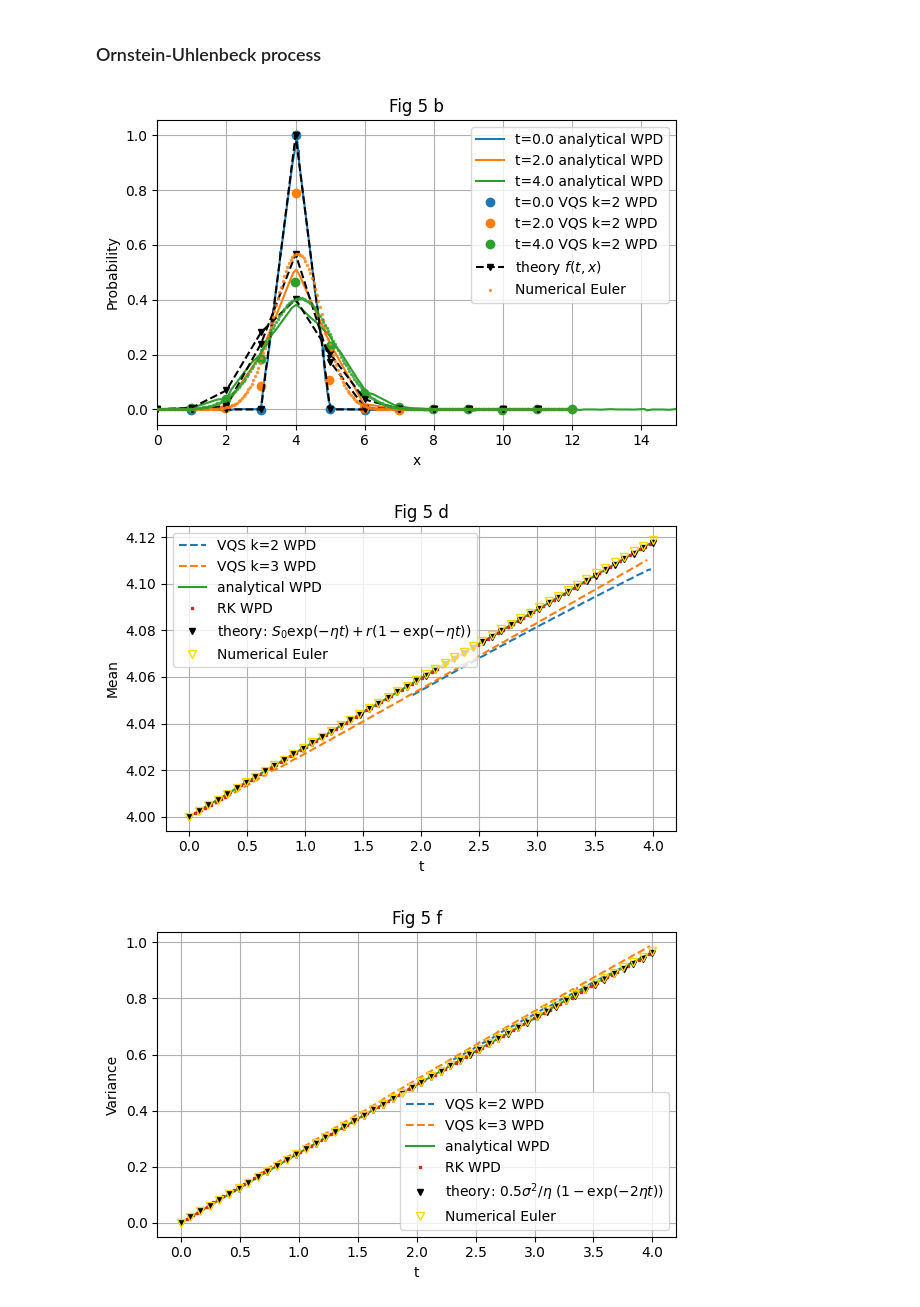
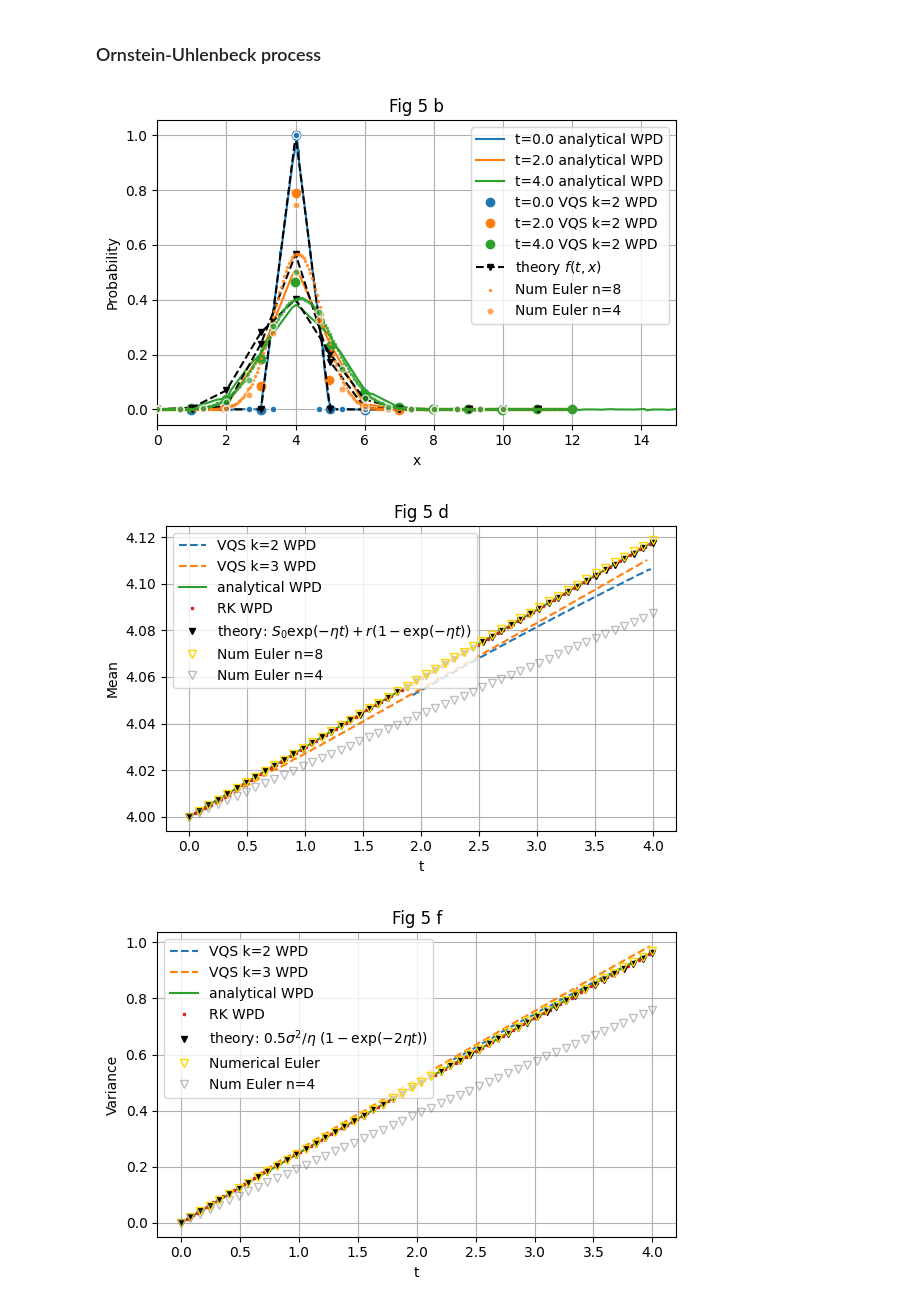
Before and after one commit to RePlasma/PhysRevA.103.052425, a Jupyter notebook: PhysRevA.103.052425.ipynb, the cells around one changed output. Cells and saved outputs as stored; diff of their text form; code cells hidden in the pictures.

Commit message:
add Euler n=4 classical solver

```diff
--- a/PhysRevA.103.052425.ipynb
+++ b/PhysRevA.103.052425.ipynb
@@ -346,6 +376,8 @@ def Lmatrix17_OUP(r, sigma, eta, nqubits = 4):
             matL[i,i-1] = 0.5*(sigmak(xk)**2/dx**2+muk(xk)/dx) # i=k+1
             matL[i,i] = -(matL[i,i-1]+matL[i,i+1]) # i=k -sigmak(xk)**2/dx**2
     return matL
+
+# Euler n=8
 # grid resolution
 nqubits = 8 # should be >4 for good resolution
 xc = np.linspace(0,12,2**nqubits) # grid
@@ -357,15 +389,38 @@ ft[0,:] = f
 L = Lmatrix17_OUP(r, sigma, eta, nqubits) * dt
 for i in range(1,tdim):
     ft[i,:] = ft[i-1,:] + np.matmul(ft[i-1,:],L)
-    ft[i, ft[i,:]<0 ] = 0
+    #ft[i, ft[i,:]<0 ] = 0
 # plot Numerical Euler
-y = ft[int(tdim/2),:]; plt.plot(xc, y/np.trapz(y, xc), '.', markersize=3, color='tab:orange', zorder=9999, label='Numerical Euler', alpha=0.7)
+y = ft[int(tdim/2),:]; plt.plot(xc, y/np.trapz(y, xc), '.', markersize=3, color='tab:orange', zorder=9999, label='Num Euler n=8', alpha=0.7)
 y = ft[-1,:]; plt.plot(xc, y/np.trapz(y, xc), '.', markersize=3, color='tab:green', zorder=9999, alpha=0.7)
 favg = np.zeros(tdim); fvar = np.zeros(tdim)
 # compute momenta
 for i in range(tdim):
     favg[i] = np.trapz(ft[i,:]*xc, xc)/np.trapz(ft[i,:], xc)
     fvar[i] = np.trapz( ft[i,:]* (xc-favg[i])**2, xc )/np.trapz(ft[i,:], xc)
+
+# Euler n=4
+# grid resolution
+nqubits = 4 # should be >4 for good resolution
+xc4 = np.linspace(0,10,2**nqubits) # grid 10>6,
+fsig = 1e-1; # initial spread (in theory should be exactly 0)
+f4 = xc4*0; f4[6] = 1;
+tmax = 4; tdim = 10000; dt = tmax/tdim # temporal resolution
+ft4 = np.zeros((tdim, len(xc4))) # save all snapshots of f
+ft4[0,:] = f4
+L = Lmatrix17_OUP(r, sigma, eta, nqubits) * dt
+for i in range(1,tdim):
+    ft4[i,:] = ft4[i-1,:] + np.matmul(ft4[i-1,:],L)
+    #ft4[i, ft4[i,:]<0 ] = 0
+# plot Numerical Euler
+plt.plot(xc4, f4, 'o', markersize=5, markeredgecolor='white', color='tab:blue', zorder=9999)
+y4 = ft4[int(tdim/2),:]; plt.plot(xc4, y4/np.trapz(y4, xc4), 'o', markersize=5, markeredgecolor='white', color='tab:orange', zorder=9999, label='Num Euler n=4', alpha=0.7)
+y4 = ft4[-1,:]; plt.plot(xc4, y4/np.trapz(y4, xc4), 'o', markersize=5, markeredgecolor='white', color='tab:green', zorder=9999, alpha=0.7)
+favg4 = np.zeros(tdim); fvar4 = np.zeros(tdim)
+# compute momenta
+for i in range(tdim):
+    favg4[i] = np.trapz(ft4[i,:]*xc4, xc4)/np.trapz(ft4[i,:], xc4)
+    fvar4[i] = np.trapz( ft4[i,:]* (xc4-favg4[i])**2, xc4 )/np.trapz(ft4[i,:], xc4)
 
 plt.xlim([0,15])
 plt.title(r'Fig 5 b')
@@ -377,7 +432,7 @@ plt.tight_layout()
 #plt.savefig('fig5b_dataWPD.pdf', transparent=True)
 plt.show()
 # %% [output]
-[figure, old version]
+[figure, new version]
 # %%
 fig, axes = plt.subplots(nrows=1, ncols=1, figsize=(6,4))
 
@@ -411,7 +466,9 @@ t = np.linspace(0,4)
 plt.plot(t, S0*exp(-eta*t) + r*(1-exp(-eta*t)), 'kv', markersize=4, label=r'theory: $S_0\exp(-\eta t) + r(1-\exp(-\eta t))$')
 
 # numerical integration of L
-plt.plot(np.linspace(0,4,tdim)[0:-1:int(tdim/49)], favg[0:-1:int(tdim/49)], 'v', markersize=6, markerfacecolor='none',  markeredgecolor='gold', zorder=9999, label='Numerical Euler')
+plt.plot(np.linspace(0,4,tdim)[0:-1:int(tdim/49)], favg[0:-1:int(tdim/49)], 'v', markersize=6, markerfacecolor='none',  markeredgecolor='gold', zorder=9999, label='Num Euler n=8')
+
+plt.plot(np.linspace(0,4,tdim)[0:-1:int(tdim/49)], favg4[0:-1:int(tdim/49)], 'v', markersize=6, markerfacecolor='none',  markeredgecolor='grey', zorder=9999, label='Num Euler n=4', alpha=0.5)
 
 plt.title(r'Fig 5 d')
 plt.xlabel(r't')
@@ -422,7 +479,7 @@ plt.tight_layout()
 #plt.savefig('fig5d_dataWPD.pdf', transparent=True)
 plt.show()
 # %% [output]
-[figure, old version]
+[figure, new version]
 # %%
 fig, axes = plt.subplots(nrows=1, ncols=1, figsize=(6,4))
 
@@ -440,31 +497,33 @@ datatmp2 = np.array([datatmp[i]['value'] for i in range(len(datatmp))])
 indxs = np.argsort(datatmp2[:,0])
 plt.plot(datatmp2[:,0][indxs],datatmp2[:,1][indxs],'--', color='tab:orange', label='VQS k=3 WPD')
 #
 datatmp = data['datasetColl'][2]['data']
 datatmp2 = np.array([datatmp[i]['value'] for i in range(len(datatmp))])
 indxs = np.argsort(datatmp2[:,0])
 plt.plot(datatmp2[:,0][indxs],datatmp2[:,1][indxs],'-', color='tab:green', label='analytical WPD')
 #
 datatmp = data['datasetColl'][3]['data']
 datatmp2 = np.array([datatmp[i]['value'] for i in range(len(datatmp))])
 indxs = np.argsort(datatmp2[:,0])
 plt.plot(datatmp2[:,0][indxs],datatmp2[:,1][indxs],'s', markersize=2, color='tab:red', label='RK WPD')
 
 # theoretical solution
 S0 = 4; r = 7; sigma = 0.5; eta=0.01;
 t = np.linspace(0,4)
 plt.plot(t, 0.5*sigma**2/eta * (1-exp(-2*eta*t)), 'kv', markersize=4, label=r'theory: $0.5\sigma^2/\eta~(1-\exp(-2\eta t))$')
 
 # numerical integration of L
 plt.plot(np.linspace(0,4,tdim)[0:-1:int(tdim/49)], fvar[0:-1:int(tdim/49)], 'v', markersize=6, markerfacecolor='none',  markeredgecolor='gold', zorder=9999, label='Numerical Euler')
 
+plt.plot(np.linspace(0,4,tdim)[0:-1:int(tdim/49)], fvar4[0:-1:int(tdim/49)], 'v', markersize=6, markerfacecolor='none',  markeredgecolor='grey', zorder=9999, label='Num Euler n=4', alpha=0.5)
+
 plt.title(r'Fig 5 f')
 plt.xlabel(r't')
 plt.ylabel(r'Variance')
 plt.legend()
 plt.grid()
 plt.tight_layout()
 #plt.savefig('fig5f_dataWPD.pdf', transparent=True)
 plt.show()
 # %% [output]
-[figure, old version]
+[figure, new version]
```
Also changed, not shown: parts of 4 cells of this notebook.
